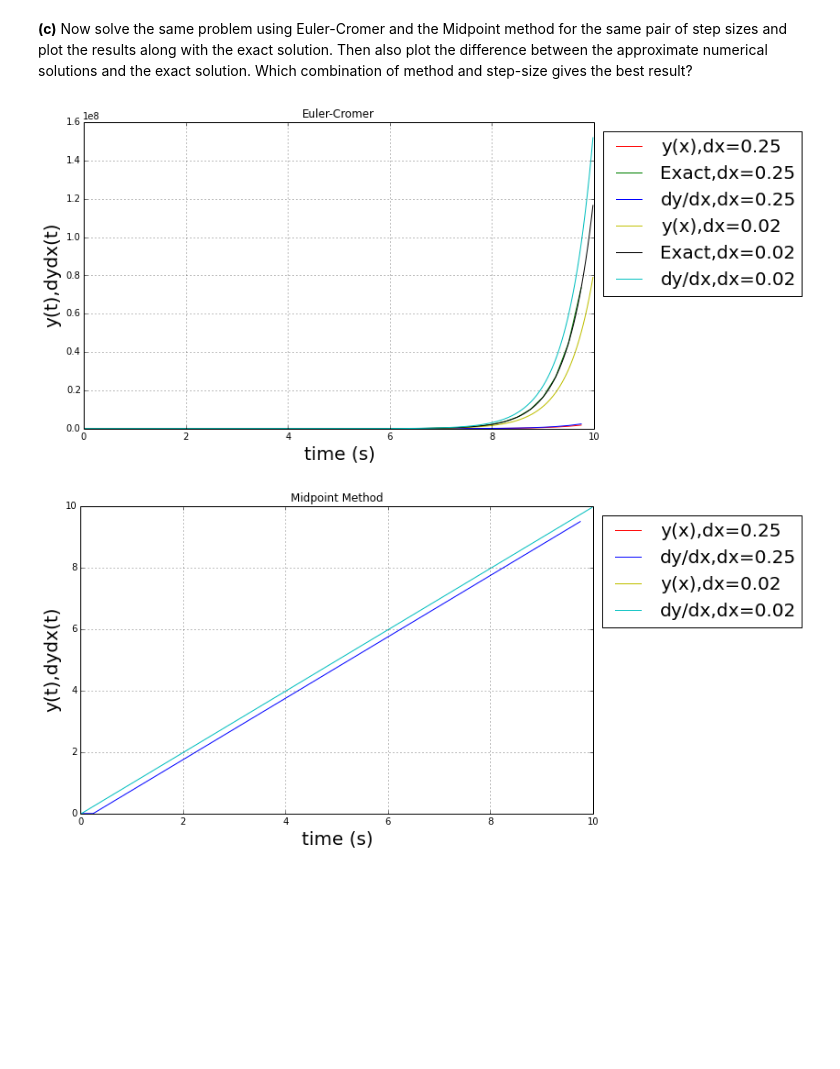
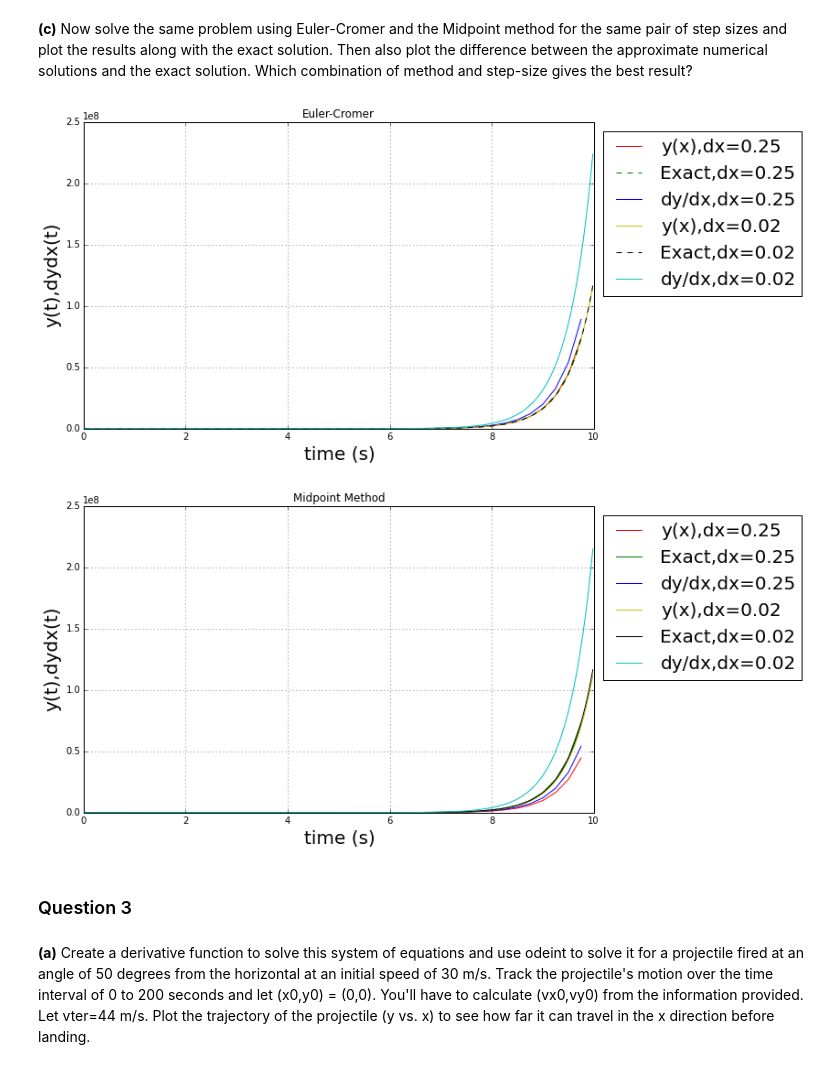
Before and after one commit to callen09/PHYS202-S14, a Jupyter notebook: SciPy/ODEExercises.ipynb, the cells around one changed output. Saved outputs shown, nothing was run; the diff lists cells and outputs as text; code cells hidden in the pictures; blank space fills up the shorter version.

```diff
--- a/SciPy/ODEExercises.ipynb
+++ b/SciPy/ODEExercises.ipynb
@@ -287,7 +306,8 @@ def EulerCromer(dx):
     for i in range(len(x)-1):
         x[i+1] = x[i] + dx
         dydx[i+1] = x[i] + 2*y[i]
-        y[i+1] = y[i] + dx * dydx[i+1]
+        #y[i+1] = y[i] + dx * dydx[i+1]
+        y[i+1] = 0.25*e**(2*x[i+1]) -0.5*x[i+1] - 0.25
 
     return x,y,dydx
 
@@ -300,11 +320,11 @@ yexact2 = 0.25*e**(2*x2) - 0.5*x2 - 0.25
 plt.figure(figsize=(10,6),dpi=80)
 
 plt.plot(x1,y1,"r-",label="y(x),dx=0.25")
-plt.plot(x1,yexact1,"g-",label='Exact,dx=0.25')
+plt.plot(x1,yexact1,"g--",label='Exact,dx=0.25')
 plt.plot(x1,dydx1,"b-",label="dy/dx,dx=0.25")
 
 plt.plot(x2,y2,"y-",label="y(x),dx=0.02")
-plt.plot(x2,yexact2,"k-",label='Exact,dx=0.02')
+plt.plot(x2,yexact2,"k--",label='Exact,dx=0.02')
 plt.plot(x2,dydx2,"c-",label="dy/dx,dx=0.02")
 
 plt.xlabel("time (s)",fontsize=20)
@@ -314,7 +334,7 @@ plt.title("Euler-Cromer")
 plt.legend(loc="upper left", bbox_to_anchor=(1,1), fontsize=20)
 plt.show()
 # %% [output]
-[figure, old version]
+[figure, new version]
 # %%
 def Midpoint(dx):
     xmax = 10
@@ -323,34 +343,39 @@ def Midpoint(dx):
     y = np.zeros(nsteps)
     dydx = np.zeros(nsteps)
 
     for i in range(len(x)-1):
         x[i+1] = x[i] + dx
         dydx[i+1] = x[i] + 2*y[i]
-        y[i+1] = y[i] + (1/2)*dx*(dydx[i]+dydx[i+1])
+        #y[i+1] = y[i] + (1/2)*dx*(dydx[i]+dydx[i+1])
+        y[i+1] = 0.25*e**(2*x[i]) -0.5*x[i] - 0.25
 
     return x,y,dydx
 
 x1,y1,dydx1 = Midpoint(0.25)
 x2,y2,dydx2 = Midpoint(0.02)
 
 yexact1 = 0.25*e**(2*x1) - 0.5*x1 - 0.25
 yexact2 = 0.25*e**(2*x2) - 0.5*x2 - 0.25
 
 plt.figure(figsize=(10,6),dpi=80)
 
 plt.plot(x1,y1,"r-",label="y(x),dx=0.25")
-#plt.plot(x1,yexact1,"g-",label='Exact,dx=0.25')
+plt.plot(x1,yexact1,"g-",label='Exact,dx=0.25')
 plt.plot(x1,dydx1,"b-",label="dy/dx,dx=0.25")
 
 plt.plot(x2,y2,"y-",label="y(x),dx=0.02")
-#plt.plot(x2,yexact2,"k-",label='Exact,dx=0.02')
+plt.plot(x2,yexact2,"k-",label='Exact,dx=0.02')
 plt.plot(x2,dydx2,"c-",label="dy/dx,dx=0.02")
 
 plt.xlabel("time (s)",fontsize=20)
 plt.ylabel("y(t),dydx(t)",fontsize=20)
 plt.grid()
 plt.title("Midpoint Method")
 plt.legend(loc="upper left", bbox_to_anchor=(1,1), fontsize=20)
 plt.show()
 # %% [output]
-[figure, old version]
+[figure, new version]
+# %% [markdown]
+### Question 3
+# %% [markdown]
+**(a)** Create a derivative function to solve this system of equations and use odeint to solve it for a projectile fired at an angle of 50 degrees from the horizontal at an initial speed of 30 m/s. Track the projectile's motion over the time interval of 0 to 200 seconds and let (x0,y0) = (0,0). You'll have to calculate (vx0,vy0) from the information provided. Let vter=44 m/s. Plot the trajectory of the projectile (y vs. x) to see how far it can travel in the x direction before landing.
```
Also changed, not shown: parts of 9 cells of this notebook, 2 other files.
